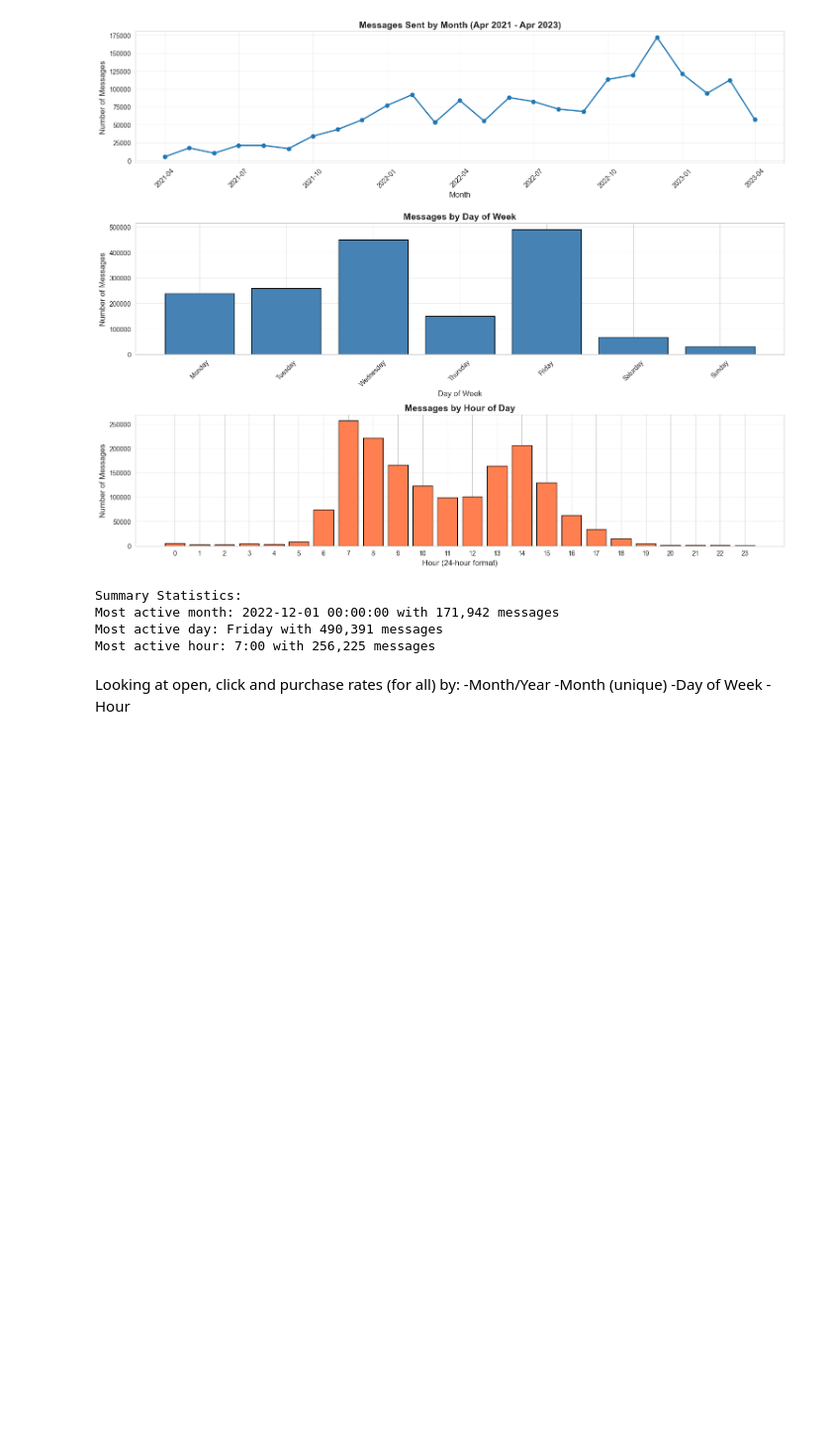
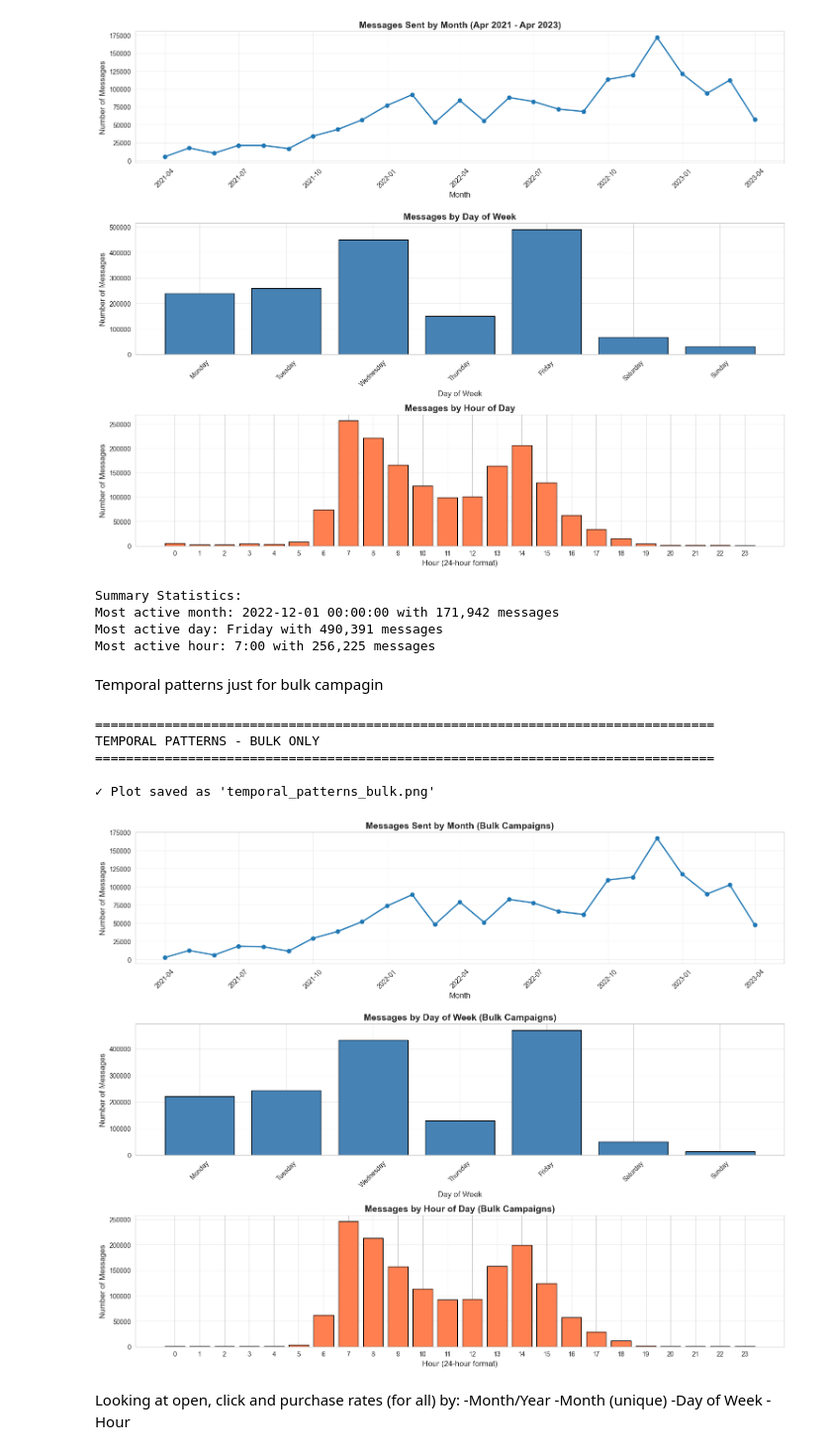
Before and after one commit to NikolozDarsalia/message-campaign-engagement-analysis, a Jupyter notebook: EDA/sgf/sgf_EDA.ipynb, the cells around one changed output. Shown at 99% size. Saved outputs shown, nothing was run; the diff lists cells and outputs as text; code cells hidden in the pictures; blank space fills up the shorter version.

```diff
--- a/EDA/sgf/sgf_EDA.ipynb
+++ b/EDA/sgf/sgf_EDA.ipynb
@@ -293,6 +293,73 @@ Summary Statistics:
 Most active month: 2022-12-01 00:00:00 with 171,942 messages
 Most active day: Friday with 490,391 messages
 Most active hour: 7:00 with 256,225 messages
+# %% [markdown]
+Temporal patterns just for bulk campagin
+# %%
+import matplotlib.pyplot as plt
+import seaborn as sns
+
+print("\n" + "=" * 80)
+print("TEMPORAL PATTERNS - BULK ONLY")
+print("=" * 80)
+
+# Filter to bulk campaigns
+df_bulk = df[df['campaign_type'] == 'bulk'].copy()
+
+# Set style
+sns.set_style("whitegrid")
+plt.rcParams['figure.figsize'] = (15, 10)
+
+# Convert sent_at to datetime if needed and extract temporal features
+df_bulk['sent_date'] = pd.to_datetime(df_bulk['sent_at']).dt.date
+df_bulk['sent_hour'] = pd.to_datetime(df_bulk['sent_at']).dt.hour
+df_bulk['sent_dayofweek'] = pd.to_datetime(df_bulk['sent_at']).dt.dayofweek  # 0=Monday, 6=Sunday
+df_bulk['sent_month'] = pd.to_datetime(df_bulk['sent_at']).dt.to_period('M')
+
+# Create a figure with 3 subplots
+fig, axes = plt.subplots(3, 1, figsize=(15, 12))
+
+# 1. Messages by month (time series)
+monthly_counts = df_bulk['sent_month'].value_counts().sort_index()
+monthly_counts.index = monthly_counts.index.to_timestamp()  # Convert Period to timestamp for plotting
+axes[0].plot(monthly_counts.index, monthly_counts.values, marker='o', linewidth=2, markersize=6)
+axes[0].set_title('Messages Sent by Month (Bulk Campaigns)', fontsize=14, fontweight='bold')
+axes[0].set_xlabel('Month', fontsize=12)
+axes[0].set_ylabel('Number of Messages', fontsize=12)
+axes[0].grid(True, alpha=0.3)
+axes[0].tick_params(axis='x', rotation=45)
+
+# 2. Messages by day of week
+dow_names = ['Monday', 'Tuesday', 'Wednesday', 'Thursday', 'Friday', 'Saturday', 'Sunday']
+dow_counts = df_bulk['sent_dayofweek'].dropna().value_counts().sort_index()
+axes[1].bar(range(7), [dow_counts.get(i, 0) for i in range(7)], color='steelblue', edgecolor='black')
+axes[1].set_title('Messages by Day of Week (Bulk Campaigns)', fontsize=14, fontweight='bold')
+axes[1].set_xlabel('Day of Week', fontsize=12)
+axes[1].set_ylabel('Number of Messages', fontsize=12)
+axes[1].set_xticks(range(7))
+axes[1].set_xticklabels(dow_names, rotation=45)
+axes[1].grid(True, alpha=0.3, axis='y')
+
+# 3. Messages by hour
+hour_counts = df_bulk['sent_hour'].dropna().value_counts().sort_index()
+axes[2].bar(hour_counts.index, hour_counts.values, color='coral', edgecolor='black')
+axes[2].set_title('Messages by Hour of Day (Bulk Campaigns)', fontsize=14, fontweight='bold')
+axes[2].set_xlabel('Hour (24-hour format)', fontsize=12)
+axes[2].set_ylabel('Number of Messages', fontsize=12)
+axes[2].set_xticks(range(0, 24))
+axes[2].grid(True, alpha=0.3, axis='y')
+
+plt.tight_layout()
+plt.savefig('temporal_patterns_bulk.png', dpi=300, bbox_inches='tight')
+print("\n✓ Plot saved as 'temporal_patterns_bulk.png'")
+plt.show()
+# %% [output]
+================================================================================
+TEMPORAL PATTERNS - BULK ONLY
+================================================================================
+
+✓ Plot saved as 'temporal_patterns_bulk.png'
+[figure, added]
 # %% [markdown]
 Looking at open, click and purchase rates (for all) by:
 -Month/Year
```
Also changed, not shown: parts of 31 cells of this notebook, 4 other files.
